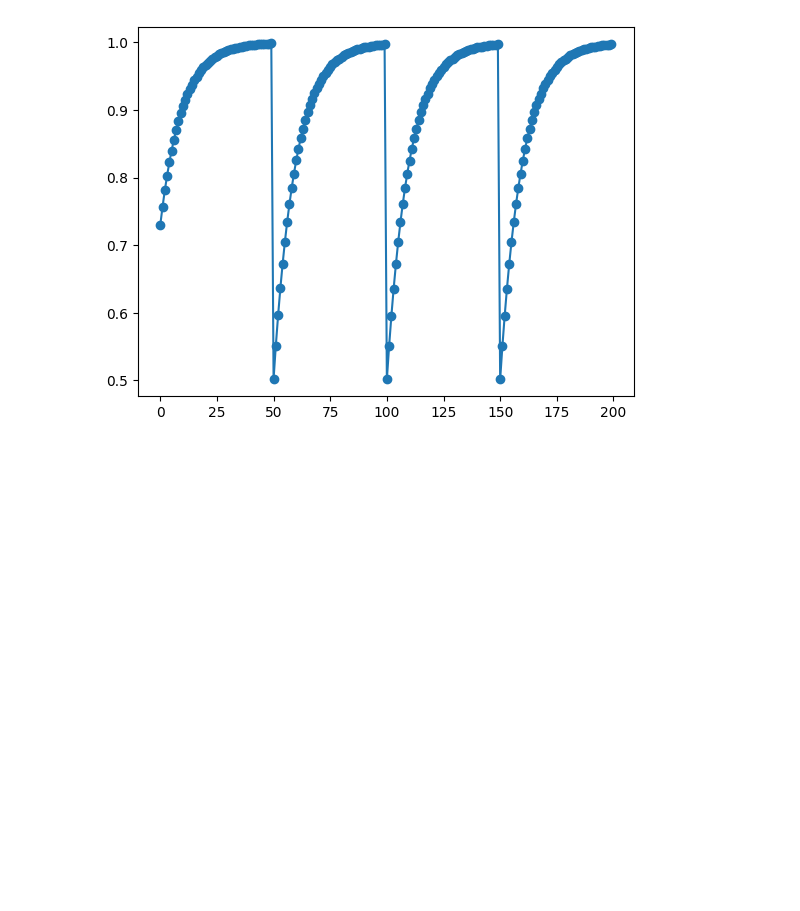
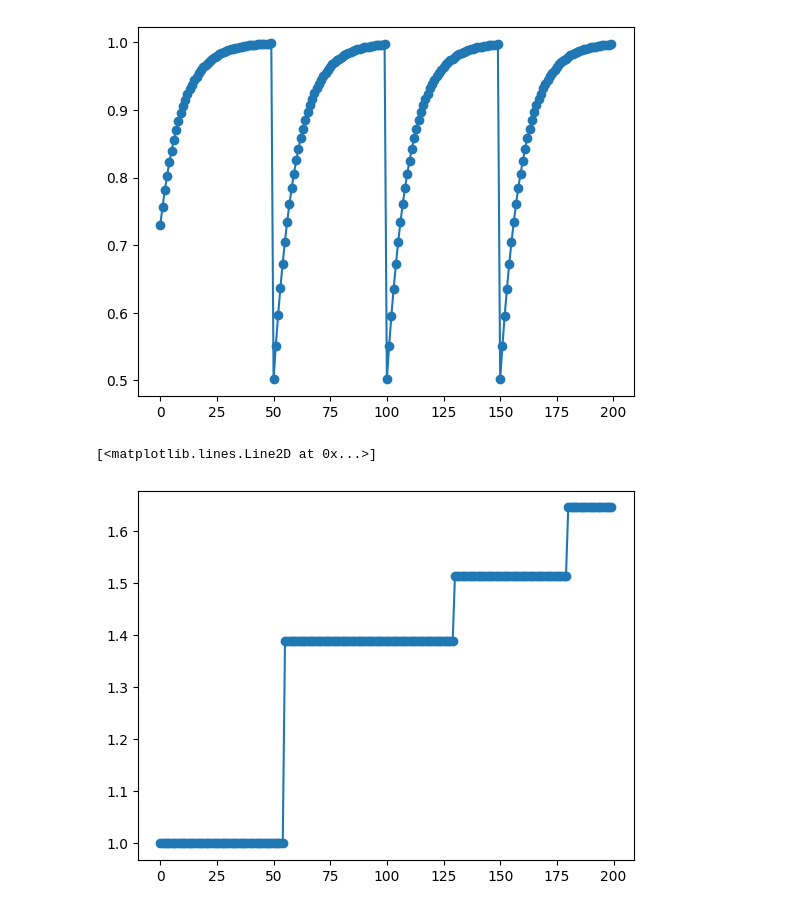
Before and after one commit to hhsherlock/Spiking_NN, a Jupyter notebook: test.ipynb, the cells around one changed output. Saved outputs shown, nothing was run; the diff lists cells and outputs as text; code cells hidden in the pictures; blank space fills up the shorter version.

```diff
--- a/test.ipynb
+++ b/test.ipynb
@@ -37,20 +65,0 @@ SyntaxError: incomplete input (3125496681.py, line 3)
-# %%
-def runge_kutta(f, y0, h, etsep):
-    k1 = f(y0, etsep)
-    k2 = f(y0 + h*k1/2, etsep)
-    k3 = f(y0 + h*k2/2, etsep)
-    k4 = f(y0 + h*k3, etsep)
-
-    e_next = y0 + 1/6*(k1 + 2*k2 + 2*k3 + k4)
-
-    return e_next
-# %%
-e = e_init
-e_list = []
-for t_step in times:
-    if t_step not in tsp:
-        e = runge_kutta(e_update, e, h, 0)
-    else:
-        e = runge_kutta(e_update, e, h, e)
-
-    e_list.append(e)
@@ -64,0 +66,6 @@ e_list
+# %%
+def g_decay_update(g_decay, w, e):
+    return -g_decay/tau_decay + w*e
+
+def g_rise_update(g_rise, w, e):
+    return -g_rise/tau_rise + w*e
@@ -65,5 +113,16 @@ e_list
+# %%
+e_list = np.array(e_list)
+w_list = np.array(w_list)
+g_decay_list = np.array(g_decay_list)
+g_rise_list = np.array(g_rise_list)
+g_list = np.array(g_list)
 # %%
 plt.plot(times, e_list, marker='o', linestyle='-')
 # %% [output]
 [<matplotlib.lines.Line2D at 0x...>]
 [figure]
+# %%
+plt.plot(times, w_list, marker='o', linestyle='-')
+# %% [output]
+[<matplotlib.lines.Line2D at 0x...>]
+[figure, added]
```
Also changed, not shown: parts of 10 cells of this notebook, 2 other files.
